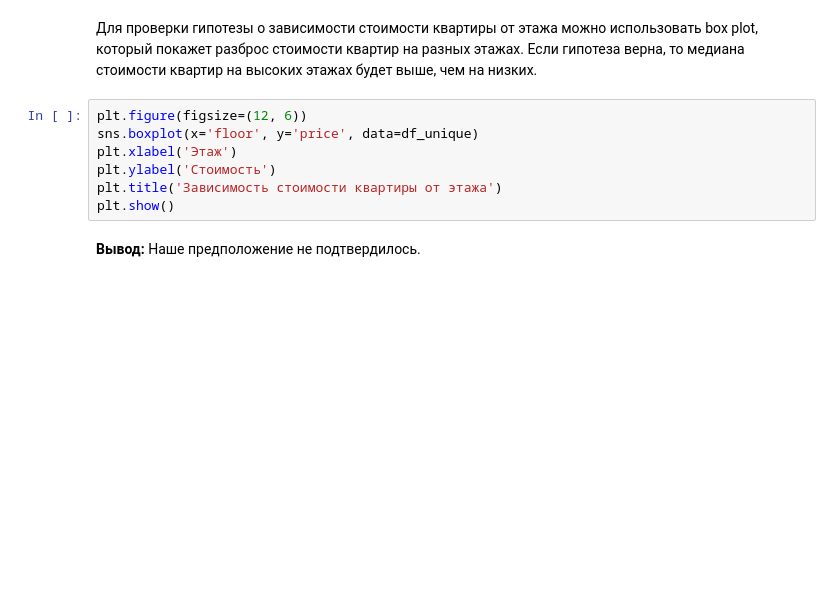
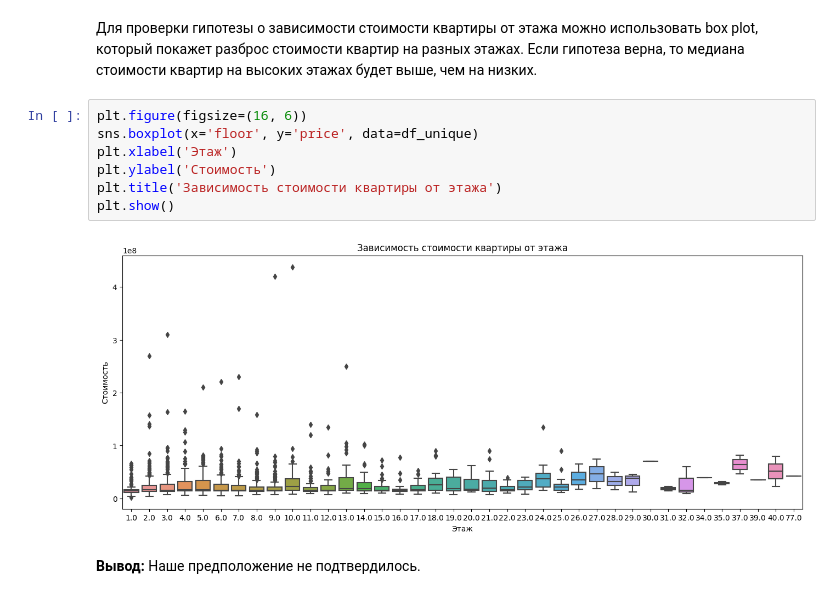
Before and after one commit to rasafarova/MirKva, a Jupyter notebook: HOMEEscapeS.ipynb, the cells around one changed output. Drawn from its saved outputs; the diff is of its cells as text; blank space fills up the shorter version.

```diff
--- a/HOMEEscapeS.ipynb
+++ b/HOMEEscapeS.ipynb
@@ -414,11 +463,13 @@ plt.show()
 # %% [markdown]
 Для проверки гипотезы о зависимости стоимости квартиры от этажа можно использовать box plot, который покажет разброс стоимости квартир на разных этажах. Если гипотеза верна, то медиана стоимости квартир на высоких этажах будет выше, чем на низких.
 # %%
-plt.figure(figsize=(12, 6))
+plt.figure(figsize=(16, 6))
 sns.boxplot(x='floor', y='price', data=df_unique)
 plt.xlabel('Этаж')
 plt.ylabel('Стоимость')
 plt.title('Зависимость стоимости квартиры от этажа')
 plt.show()
+# %% [output]
+[figure, added]
 # %% [markdown]
 **Вывод:** Наше предположение не подтвердилось.
```
Also changed, not shown: parts of 14 cells of this notebook.
